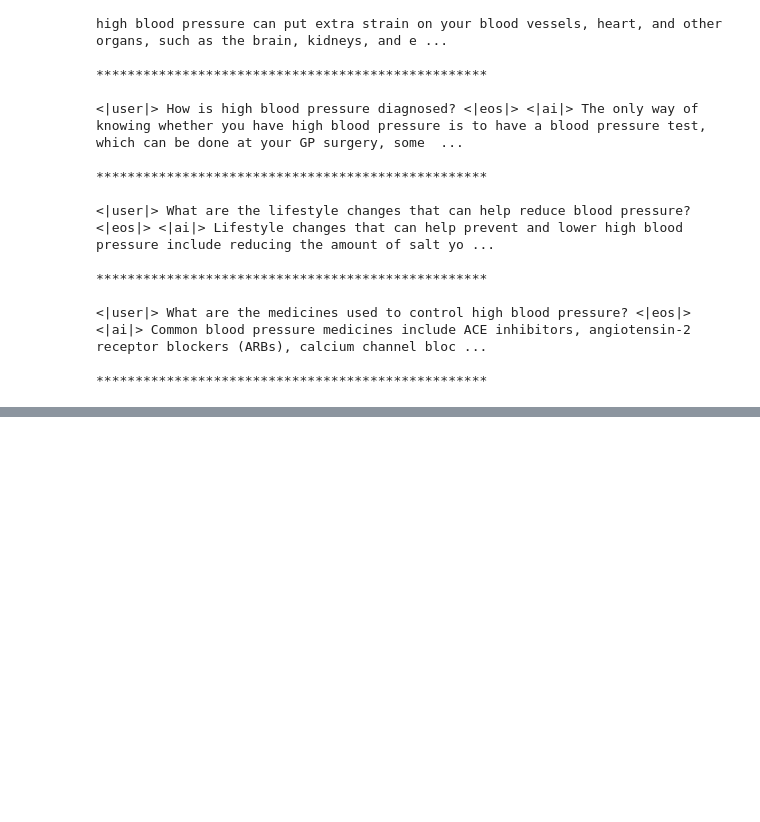
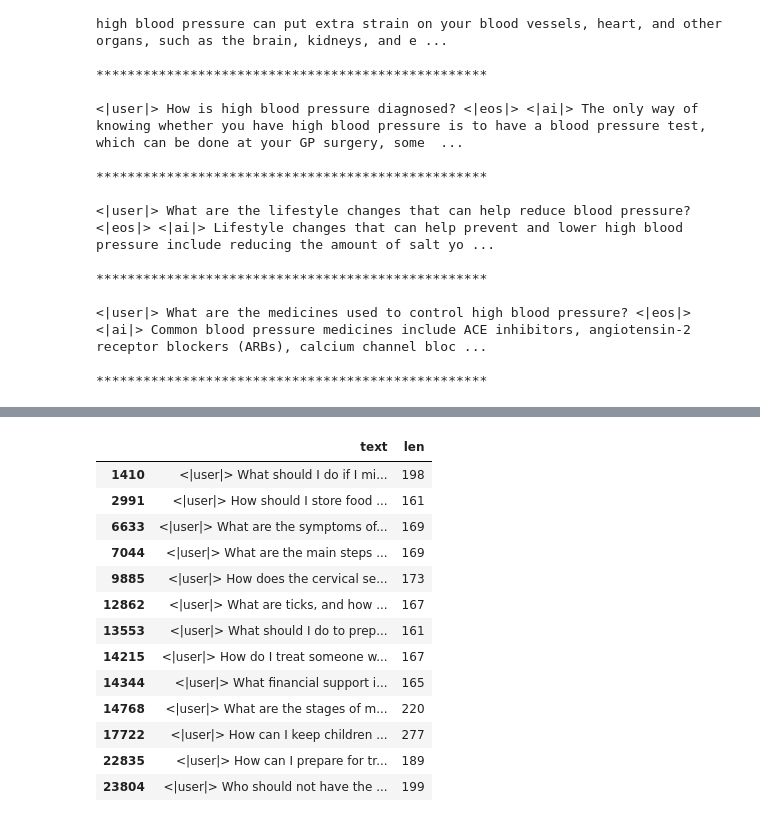
Before and after one commit to aeternnar/clinical-assistant, a Jupyter notebook: clinical-assistant.ipynb, the cells around one changed output, grey strips where cells are left out. Saved outputs shown, nothing was run; the diff lists cells and outputs as text; code cells hidden in the pictures; blank space fills up the shorter version.

```diff
--- a/clinical-assistant.ipynb
+++ b/clinical-assistant.ipynb
@@ -74,0 +92,17 @@ for i in range(5):
+# %%
+df[df['len'] > 160]
+# %% [output]
+|  | text | len |
+| 1410 | <|user|> What should I do if I mi... | 198 |
+| 2991 | <|user|> How should I store food ... | 161 |
+| 6633 | <|user|> What are the symptoms of... | 169 |
+| 7044 | <|user|> What are the main steps ... | 169 |
+| 9885 | <|user|> How does the cervical se... | 173 |
+| 12862 | <|user|> What are ticks, and how ... | 167 |
+| 13553 | <|user|> What should I do to prep... | 161 |
+| 14215 | <|user|> How do I treat someone w... | 167 |
+| 14344 | <|user|> What financial support i... | 165 |
+| 14768 | <|user|> What are the stages of m... | 220 |
+| 17722 | <|user|> How can I keep children ... | 277 |
+| 22835 | <|user|> How can I prepare for tr... | 189 |
+| 23804 | <|user|> Who should not have the ... | 199 |
```
Also changed, not shown: parts of 7 cells of this notebook.
